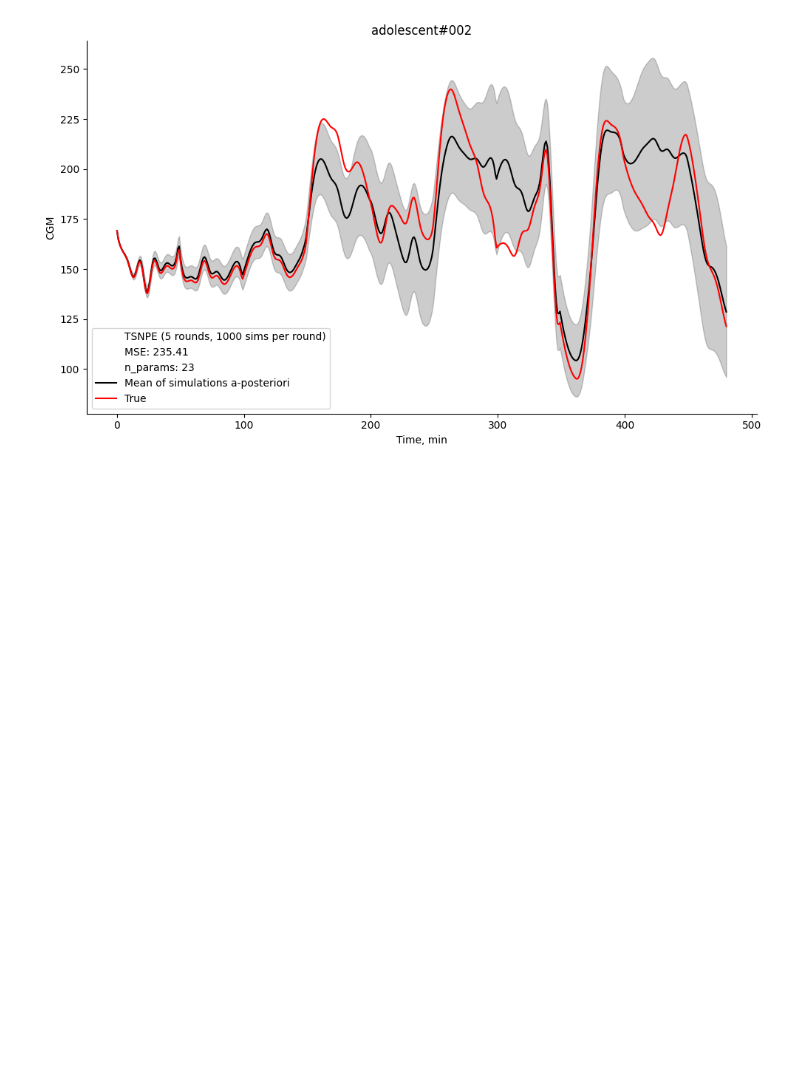
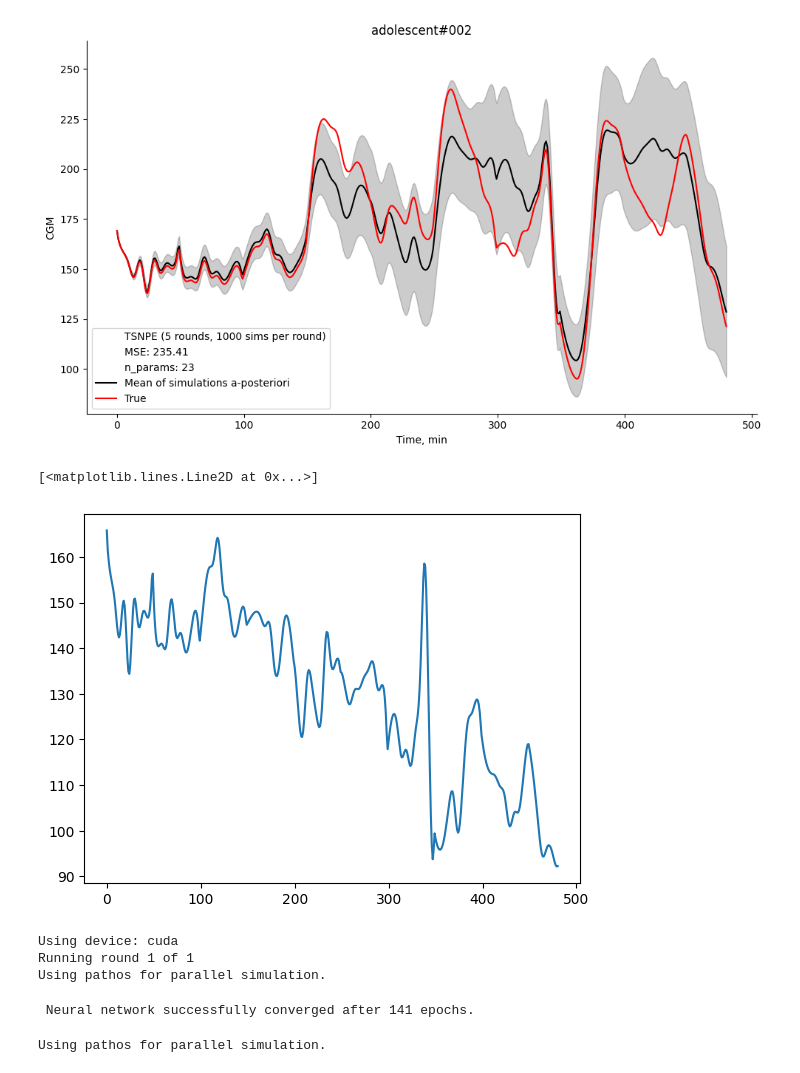
Before and after one commit to Artemii-Shlychkov/Simulation-based-inference-for-glucose-levels-monitoring, a Jupyter notebook: Workbook.ipynb, the cells around one changed output. Cells and saved outputs as stored; diff of their text form; code cells hidden in the pictures; blank space fills up the shorter version.

```diff
--- a/Workbook.ipynb
+++ b/Workbook.ipynb
@@ -699,0 +708,13 @@ plt.tight_layout()
+# %%
+true_observation = get_true_observation(hours = 24)
+plt.plot(true_observation[0].cpu().numpy())
+# %% [output]
+[<matplotlib.lines.Line2D at 0x...>]
+[figure, added]
+# %%
+posterior_dist = run_APT(prior = prior, simulator = sbi_simulator, true_observation = true_observation[0], num_rounds = 1, num_simulations = 1000)
+# %% [output]
+Using device: cuda
+Running round 1 of 1
+Using pathos for parallel simulation.
+ Neural network successfully converged after 141 epochs.
@@ -699,0 +723,4 @@ plt.tight_layout()
+# %%
+glucose_dynamics = run_glucose_simulator(samples, hours = 24)
+# %% [output]
+Using pathos for parallel simulation.
```
Also changed, not shown: parts of 20 cells of this notebook.
